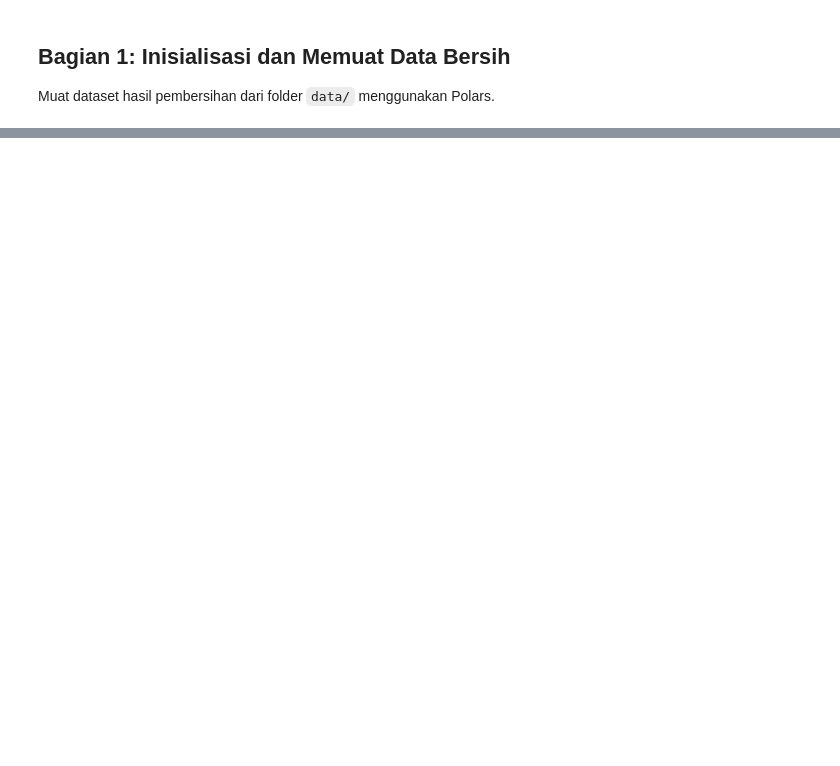
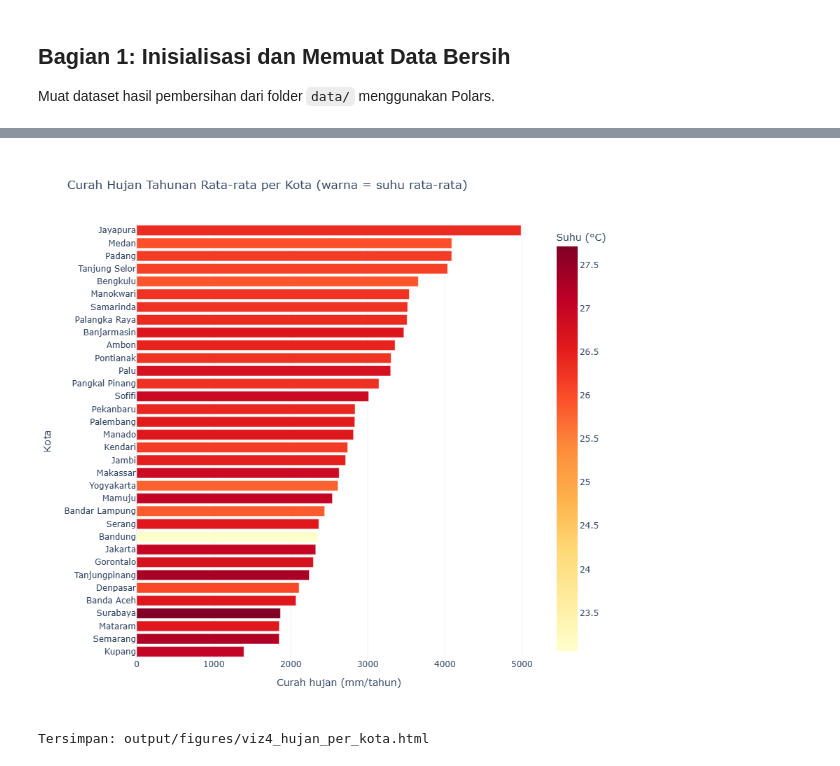
Before and after one commit to zahwanbl/tugas1-abd-2026, a Jupyter notebook: notebooks/03_eda_and_insights.ipynb, the cells around one changed output, grey strips where cells are left out. Drawn from its saved outputs; the diff is of its cells as text; code cells hidden in the pictures; blank space fills up the shorter version.

```diff
--- a/notebooks/03_eda_and_insights.ipynb
+++ b/notebooks/03_eda_and_insights.ipynb
@@ -42,0 +126,17 @@ untuk menangkap tren waktu, pola musiman, atau pergerakan akumulatif.
+# %%
+# Profil tiap kota (agregat seluruh periode) -> dipakai untuk visualisasi 4 dan 6
+n_tahun = df['time'].dt.year().n_unique()
+
+profil_kota = (
+    df.group_by('kota')
+    .agg(
+        pl.col('lat').first(),
+        pl.col('lon').first(),
+        pl.col('temperature_2m').mean().alias('suhu_rata2'),
+        (pl.col('precipitation').sum() / n_tahun).alias('hujan_per_tahun'),
+        pl.col('wind_speed_10m').mean().alias('angin_rata2'),
+        pl.col('hujan_ekstrem').sum().alias('jam_hujan_ekstrem'),
+    )
+    .sort('hujan_per_tahun', descending=True)
+)
+profil_kota
@@ -95,0 +328,16 @@ Tuliskan minimal 5 temuan atau wawasan penting yang Anda peroleh dari visualisas
+# %%
+# Visualisasi 4: Komposisi Kategori (curah hujan tahunan rata-rata tiap kota, warna = suhu rata-rata)
+data_viz4 = profil_kota.sort('hujan_per_tahun')
+
+fig4 = px.bar(
+    data_viz4.to_dict(as_series=False), x='hujan_per_tahun', y='kota', orientation='h',
+    color='suhu_rata2', color_continuous_scale='YlOrRd',
+    title='Curah Hujan Tahunan Rata-rata per Kota (warna = suhu rata-rata)',
+    labels={'hujan_per_tahun': 'Curah hujan (mm/tahun)', 'kota': 'Kota', 'suhu_rata2': 'Suhu (°C)'},
+    template='plotly_white', height=800,
+)
+fig4.show()
+simpan_figur(fig4, 'viz4_hujan_per_kota')
+# %% [output]
+[figure, added]
+Tersimpan: output/figures/viz4_hujan_per_kota.html
```
Also changed, not shown: parts of 25 cells of this notebook.
